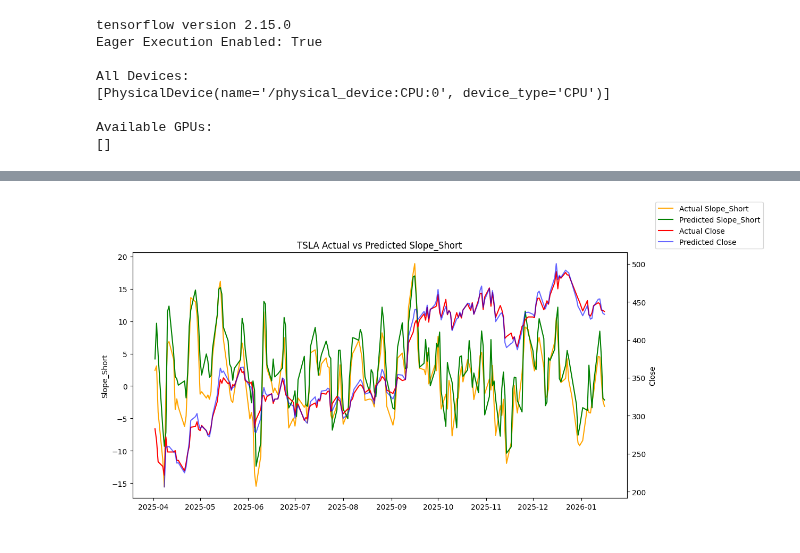
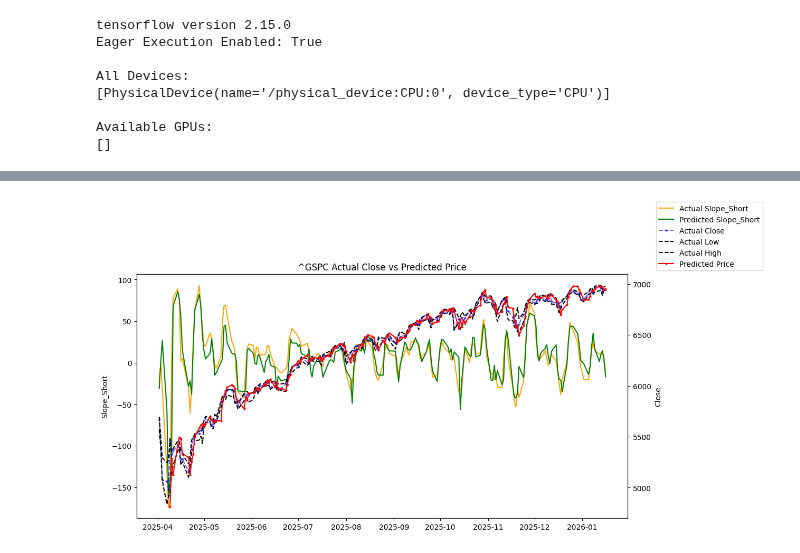
Before and after one commit to imran-naskani/insane, a Jupyter notebook: lstm/LSTM.ipynb, the cells around one changed output, grey strips where cells are left out. Saved outputs shown, nothing was run; the diff lists cells and outputs as text; code cells hidden in the pictures.

Commit message:
LSTM Models updated for TSLA and SPX with Notebook

```diff
--- a/lstm/LSTM.ipynb
+++ b/lstm/LSTM.ipynb
@@ -311,7 +311,7 @@ feature_params = {
     "macd_slow": 26,
     "macd_signal": 9,
     "adx_length": 14,
-    "atr_length": 14,
+    "atr_length": 5,
     "bollinger_length": 20,
     "volatility_length": 20,
     "volume_zscore_length": 20,
@@ -388,6 +388,7 @@ def add_features(df, p, timeframe=None):
     df["ATR"] = ta.volatility.average_true_range(
         df["High"], df["Low"], df["Close"], window=p["atr_length"]
     )
+    df["ATR_pct"] = df["ATR"] / df["Close"]
     df["Daily_Return"] = df["Close"].pct_change()
     df["Daily_Delta"] = df["Close"] - df["Close"].shift(1)
     df["Daily_Delta"] = df["Daily_Delta"].fillna(0)
@@ -540,7 +539,7 @@ def build_hybrid_model(n_timesteps, n_features):
     return model
 # %%
 # Get stock data (AAPL from 2020-01-01 to 2023-01-01)
-ticker = 'TSLA'
+ticker = '^GSPC'
 
 stock_data = build_feature_dataset(ticker, start_date="2021-01-01", end_date="2026-01-17", timeframe="1d")
 stock_data = stock_data.dropna()
@@ -582,12 +581,12 @@ split_valid = int(0.9*len(X_train))
 X_train90, X_valid10 = X_train[:split_valid], X_train[split_valid:]
 y_train90, y_valid10 = y_train[:split_valid], y_train[split_valid:]
 # %%
-# # Build the hybrid model (TCN + LSTM)
-# model = build_hybrid_model(n_timesteps, X_train90.shape[2])
+# Build the hybrid model (LSTM)
+model = build_hybrid_model(n_timesteps, X_train90.shape[2])
 
-# es = tf.keras.callbacks.EarlyStopping(monitor='val_loss', patience=20, restore_best_weights=True, verbose=1)
+es = tf.keras.callbacks.EarlyStopping(monitor='val_loss', patience=20, restore_best_weights=True, verbose=1)
 
-# # Train the model
-# model.fit(X_train90, y_train90, epochs=200, batch_size=128, callbacks=[es], shuffle=False, validation_data=(X_valid10, y_valid10))
+# Train the model
+model.fit(X_train90, y_train90, epochs=200, batch_size=128, callbacks=[es], shuffle=False, validation_data=(X_valid10, y_valid10))
 
-model = load_model(f"./{ticker}_daily_delta_lstm.h5")
+# model = load_model(f"./{ticker}_daily_delta_lstm.h5")
@@ -639,57 +644,84 @@ time_index = stock_data.index[-len(y_test_rescaled):]
 
 # slope
 ax1.plot(time_index, y_test_rescaled, label=f'Actual {TARGET}', color='orange')
 ax1.plot(time_index, y_pred_rescaled, label=f'Predicted {TARGET}', color='green')
 # ax1.axhline(0, color='gray', linestyle='--', linewidth=0.8)
 y_diff = (y_test_rescaled - y_pred_rescaled)
 # ax1.plot(time_index, y_diff, color='black')
-q25 = pd.Series(y_diff).rolling(5).quantile(0.25)
+# q25 = pd.Series(y_diff).rolling(3).quantile(0.25)
 q50 = pd.Series(y_diff).rolling(5).quantile(0.50)
-q75 = pd.Series(y_diff).rolling(5).quantile(0.75)
+# q75 = pd.Series(y_diff).rolling(3).quantile(0.75)
+# bias = ((q25 + q75)/2).to_numpy()
+
 bias = (q50).to_numpy()
-# bias = np.quantile(y_diff, 0.5)
-# ax1.plot(time_index, bias, color='green', linestyle='--', linewidth=1.3)
+
+# ax1.plot(time_index, y_diff, color='green', linestyle='--', linewidth=1.3)
 
 ax1.set_ylabel(TARGET)
 # ax1.set_ylim(-15, 15)
 
 # close on secondary axis
 ax2 = ax1.twinx()
-ax2.plot(time_index, stock_data['Close'].iloc[-len(y_test_rescaled):], color='red', label=f'Actual Close')
-ax2.plot(time_index, ((stock_data['Close'].iloc[-len(y_test_rescaled):] + y_pred_rescaled + bias)), color='blue', alpha=0.6, label=f'Predicted Close')
+ax2.plot(time_index, stock_data['Close'].iloc[-len(y_test_rescaled):], color='blue', linestyle='--',  alpha = 0.6, marker='o', markersize=2, label=f'Actual Close')
+ax2.plot(time_index, stock_data['Low'].iloc[-len(y_test_rescaled):], color='black', label=f'Actual Low', linestyle='--')
+ax2.plot(time_index, stock_data['High'].iloc[-len(y_test_rescaled):], color='black', label=f'Actual High', linestyle='--')
+ax2.plot(time_index, ((stock_data['Close'].iloc[-len(y_test_rescaled):] + y_pred_rescaled + bias).shift(1)), color='red',
+                        marker = 'o', markersize=2, label=f'Predicted Price')
 
 ax2.set_ylabel('Close')
 
 # combine legends
 lines1, labels1 = ax1.get_legend_handles_labels()
 lines2, labels2 = ax2.get_legend_handles_labels()
 ax1.legend(lines1 + lines2, labels1 + labels2, loc='lower left', bbox_to_anchor=(1.05, 1))
 
-plt.title(f'{ticker} Actual vs Predicted {TARGET}')
+plt.title(f'{ticker} Actual Close vs Predicted Price')
 plt.show()
 
 
 predicted_close = (stock_data['Close'].iloc[-len(y_test_rescaled):] + y_pred_rescaled + bias)
-# print("Low: ", stock_data['Low'].iloc[-6:].values)
-# print("High: ", stock_data['High'].iloc[-6:].values)
-# print("Open: ", stock_data['Open'].iloc[-6:].values)
 
-# print("Bias: ", bias[-6:])
-# print("Actual Delta: ", y_test_rescaled[-6:])
-# print("Predicted Delta: ", y_pred_rescaled[-6:])
-# print("Close: ", stock_data['Close'].iloc[-6:].values)
-# print("Predicted Close: ", predicted_close[-7:].values)
+df_seq = -200
+temp_df = pd.DataFrame({
+    'Date': stock_data.index[df_seq:],
+    'Low': stock_data['Low'].iloc[df_seq:].values,
+    'High': stock_data['High'].iloc[df_seq:].values,
+    'Open': stock_data['Open'].iloc[df_seq:].values,
+    'Close': stock_data['Close'].iloc[df_seq:].values,
+    'Predicted Price': predicted_close[df_seq:].shift(1).values,
+    # 'Bias': bias[df_seq:],
+    # 'Actual Delta': y_test_rescaled[df_seq:],
+    # 'Predicted Delta': y_pred_rescaled[df_seq:]
+    })
 
-temp_df = pd.DataFrame({
-    'Low': stock_data['Low'].iloc[-6:].values,
-    'High': stock_data['High'].iloc[-6:].values,
-    'Open': stock_data['Open'].iloc[-6:].values,
-    'Close': stock_data['Close'].iloc[-6:].values,
-    'Predicted Close': predicted_close[-6:].shift(1).values,
-    'Bias': bias[-6:],
-    'Actual Delta': y_test_rescaled[-6:],
-    'Predicted Delta': y_pred_rescaled[-6:]
-})
-temp_df
+pred_delta_pct = (temp_df['Predicted Price'] - temp_df['Close']) / temp_df['Close']*100
+# safe = (pred_delta_pct.abs().median() + pred_delta_pct.abs().std())
+safe = (pred_delta_pct.abs().quantile(0.9))
+# print(safe)
+buffer = temp_df['Close'] * safe/100
+
+temp_df['Prediction Lower Band'] = temp_df['Predicted Price'] - buffer
+temp_df['Prediction Upper Band'] = temp_df['Predicted Price'] + buffer
+temp_df['Close within Predicted Buffer'] = (
+    (temp_df['Close'] >= temp_df['Prediction Lower Band']) &
+    (temp_df['Close'] <= temp_df['Prediction Upper Band'])
+)
+
+temp_df['Prediction within OHLC'] = (
+    (temp_df['Predicted Price'] >= temp_df['Low']) &
+    (temp_df['Predicted Price'] <= temp_df['High'])
+)
+
+
+temp_df['ActualDir'] = np.sign(temp_df['Close'] - temp_df['Close'].shift(1))
+temp_df['PredDir'] = np.sign(temp_df['Predicted Price'] - temp_df['Predicted Price'].shift(1))
+temp_df['CorrectDir'] = (temp_df['ActualDir'] * temp_df['PredDir']) > 0
+temp_df["Directional_Accuracy"] = temp_df['Prediction within OHLC'] | temp_df['CorrectDir']
+temp_df["Directional_Buffer_Accuracy"] = temp_df['Close within Predicted Buffer'] | temp_df['CorrectDir']
+
+
+temp_df = temp_df.drop(columns=['ActualDir', 'PredDir', 'CorrectDir'])
+temp_df = temp_df.dropna()
+temp_df.tail(12)
 # %% [output]
-[figure, old version]
+[figure, new version]
```
Also changed, not shown: parts of 11 cells of this notebook, 2 other files.
